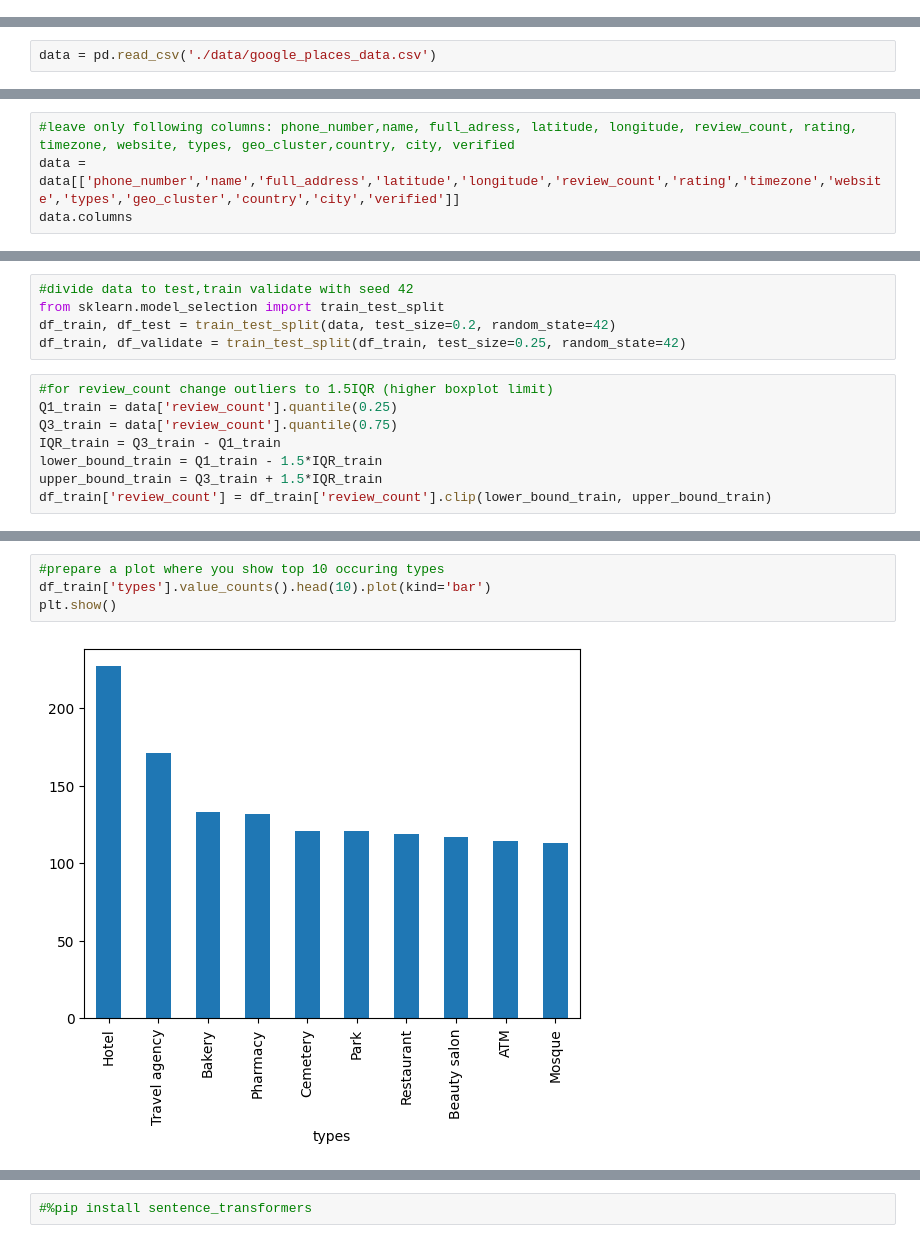
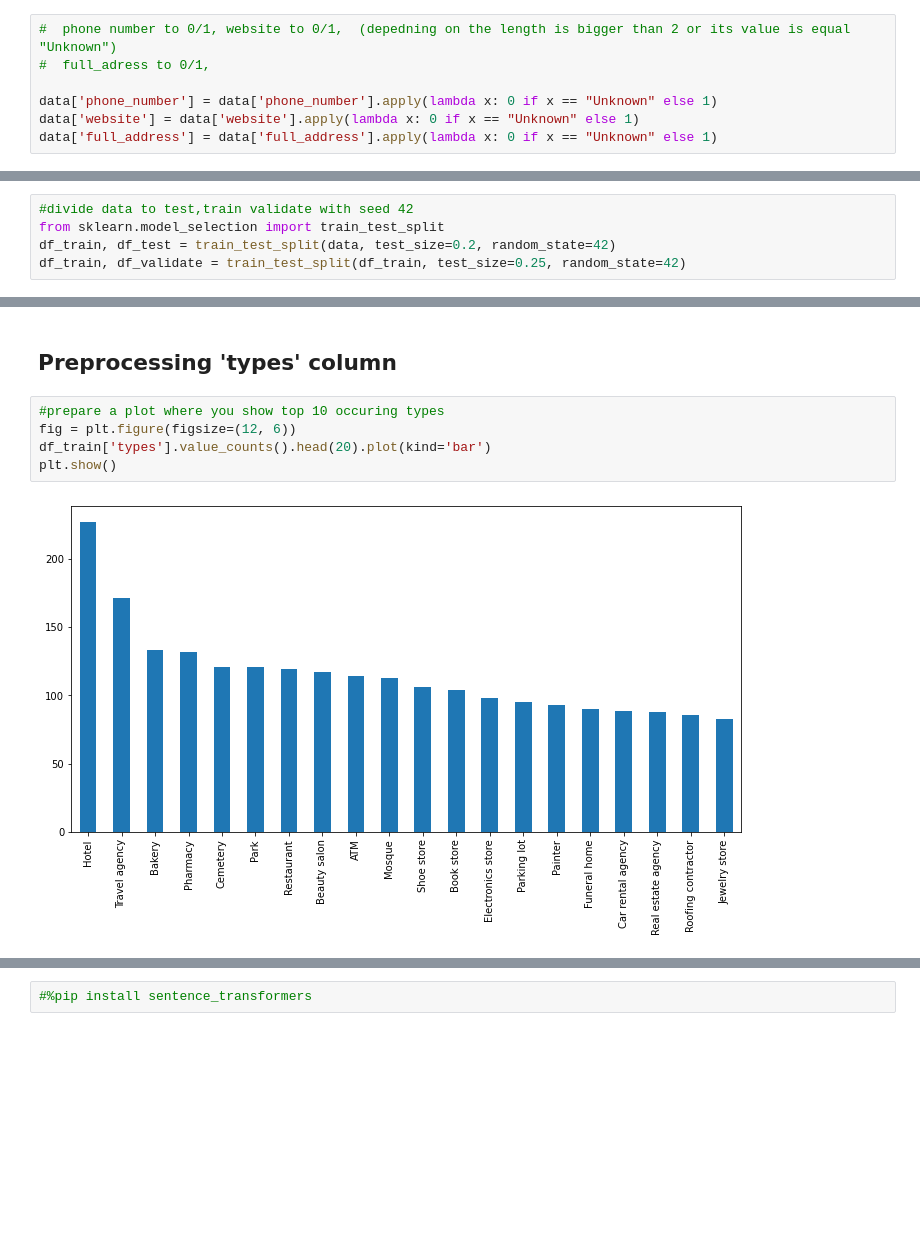
Before and after one commit to kowalskihubert/Google-Places-Clustering, a Jupyter notebook: google_places_FE_2.ipynb, the cells around one changed output, grey strips where cells are left out. Cells and saved outputs as stored; diff of their text form; blank space fills up the shorter version.

Commit message:
Add preprocessing before FE

```diff
--- a/app.ipynb
+++ b/google_places_FE_2.ipynb
@@ -0,0 +57,7 @@
+# %%
+#  phone number to 0/1, website to 0/1,  (depedning on the length is bigger than 2 or its value is equal "Unknown")
+#  full_adress to 0/1,
+
+data['phone_number'] = data['phone_number'].apply(lambda x: 0 if x == "Unknown" else 1)
+data['website'] = data['website'].apply(lambda x: 0 if x == "Unknown" else 1)
+data['full_address'] = data['full_address'].apply(lambda x: 0 if x == "Unknown" else 1)
@@ -8,2 +230,0 @@ import matplotlib.pyplot as plt
-# %%
-data = pd.read_csv('./data/google_places_data.csv')
@@ -26,4 +230,0 @@ data['website'] = data['website'].apply(lambda x: 0 if x == "Unknown" else 1)
-# %%
-#leave only following columns: phone_number,name, full_adress, latitude, longitude, review_count, rating, timezone, website, types, geo_cluster,country, city, verified
-data = data[['phone_number','name','full_address','latitude','longitude','review_count','rating','timezone','website','types','geo_cluster','country','city','verified']]
-data.columns
@@ -74,14 +265,6 @@ Note: you may need to restart the kernel to use updated packages.
 from sklearn.model_selection import train_test_split
 df_train, df_test = train_test_split(data, test_size=0.2, random_state=42)
 df_train, df_validate = train_test_split(df_train, test_size=0.25, random_state=42)
-# %%
-#for review_count change outliers to 1.5IQR (higher boxplot limit)
-Q1_train = data['review_count'].quantile(0.25)
-Q3_train = data['review_count'].quantile(0.75)
-IQR_train = Q3_train - Q1_train
-lower_bound_train = Q1_train - 1.5*IQR_train
-upper_bound_train = Q3_train + 1.5*IQR_train
-df_train['review_count'] = df_train['review_count'].clip(lower_bound_train, upper_bound_train)
 # %%
 #describe the df_train
 df_train.describe()
@@ -98,7 +281,10 @@ df_train.describe()
+# %% [markdown]
+## Preprocessing 'types' column
 # %%
 #prepare a plot where you show top 10 occuring types
-df_train['types'].value_counts().head(10).plot(kind='bar')
+fig = plt.figure(figsize=(12, 6))
+df_train['types'].value_counts().head(20).plot(kind='bar')
 plt.show()
 # %% [output]
-[figure, old version]
+[figure, new version]
 # %%
```
Also changed, not shown: parts of 55 cells of this notebook, 2 other files.
